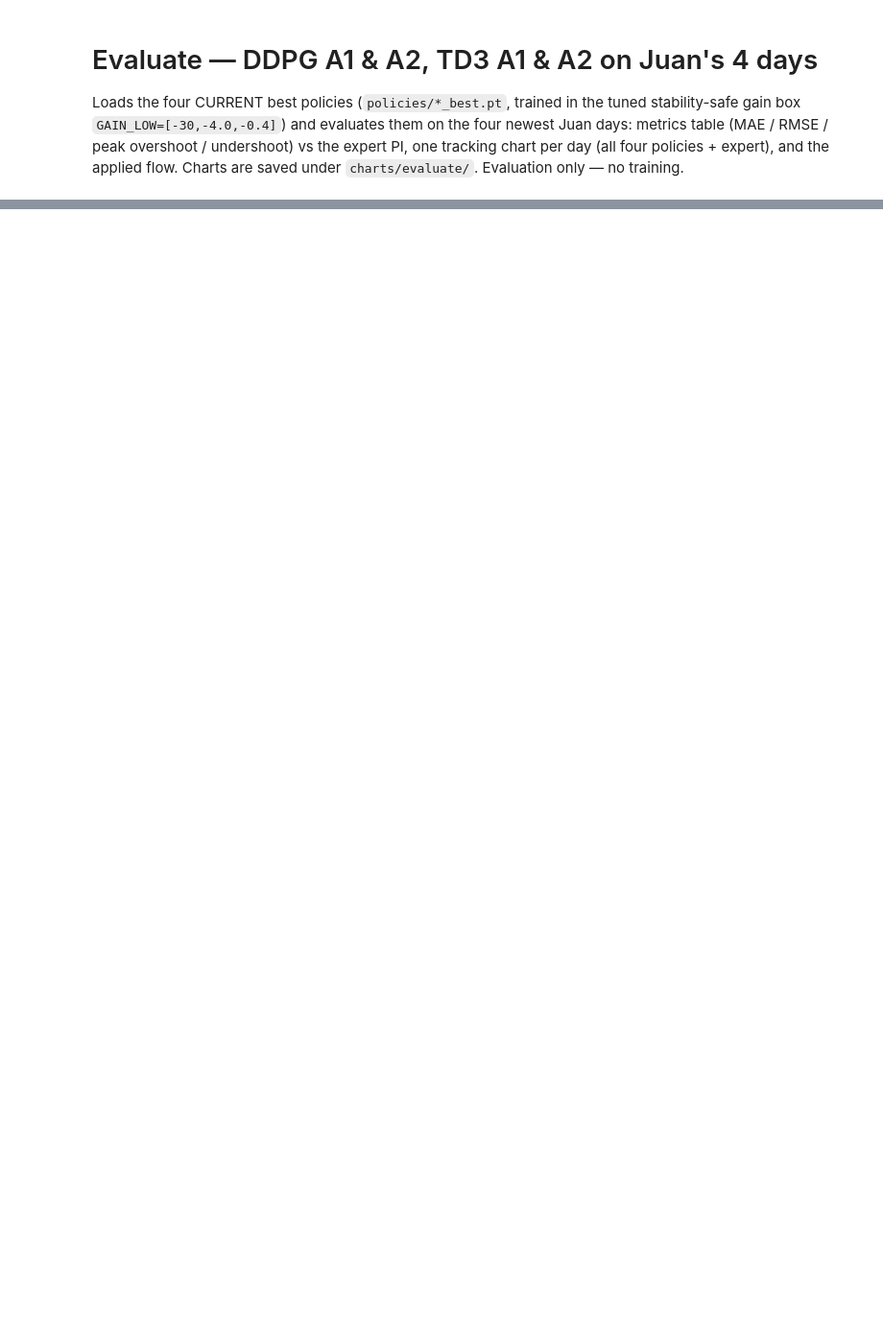
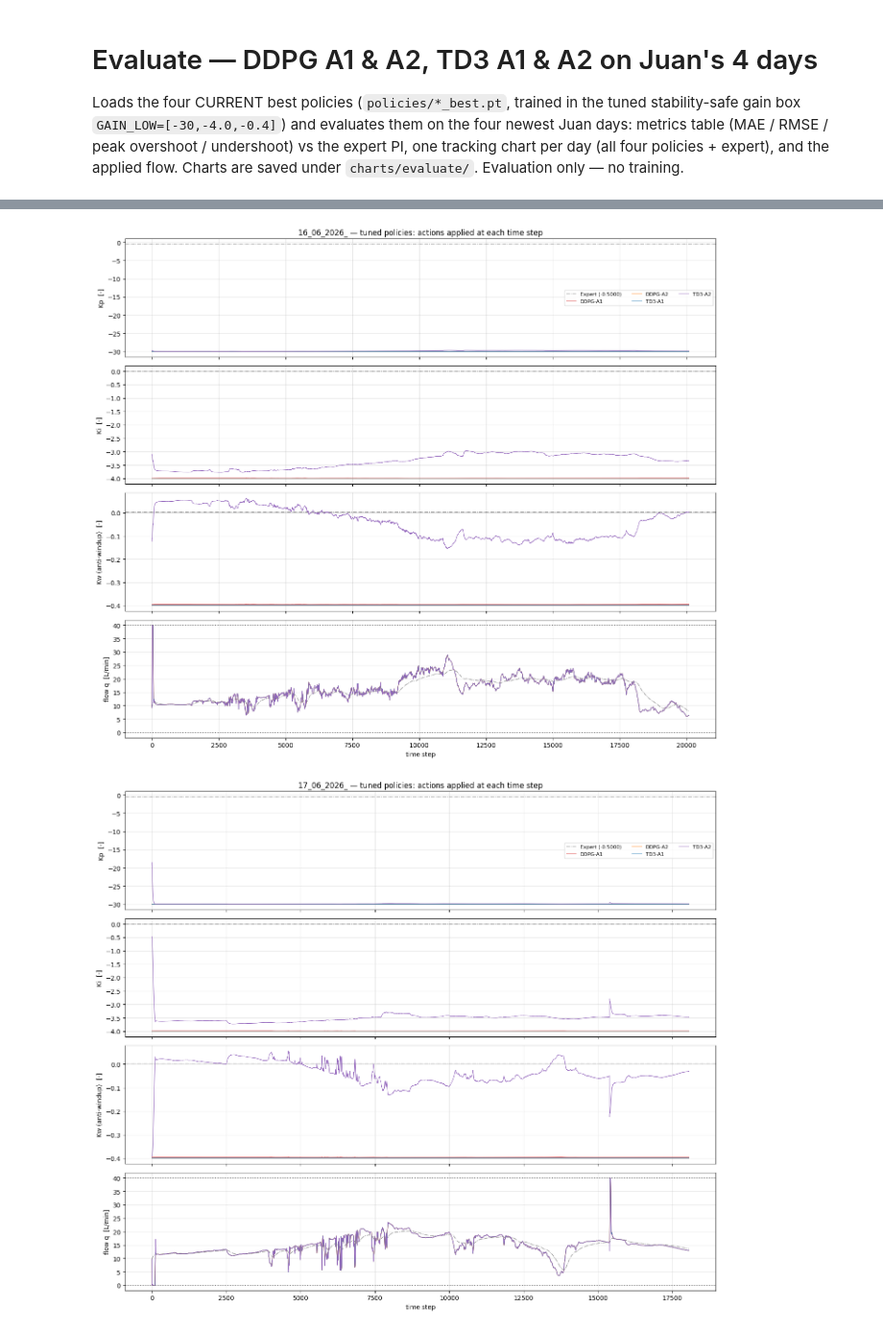
Before and after one commit to xylinum97/SCF_Research_RL_Imperial, a Jupyter notebook: Online ActorCritic Finetune/Evaluate_TunedBox_Policies.ipynb, the cells around one changed output, grey strips where cells are left out. Shown at 96% size. Saved outputs shown, nothing was run; the diff lists cells and outputs as text; code cells hidden in the pictures; blank space fills up the shorter version.

Commit message:
Evaluate notebook: USE_OLD_BOX switch + action-vs-time charts (Kp/Ki/Kw/q per day); both generations' evaluate charts and CSVs; user-retrained old-box TD3-A2 + OldBox notebook outputs

```diff
--- a/Online ActorCritic Finetune/Evaluate_TunedBox_Policies.ipynb
+++ b/Online ActorCritic Finetune/Evaluate_TunedBox_Policies.ipynb
@@ -56,5 +65,5 @@ loaded 4 policies | decode box LOW=[np.float32(-30.0), np.float32(-4.0), np.floa
 # %%
-# ── Evaluate on Juan's 4 newest days: metrics table + one chart per day ───────
+# ── STATE vs time: metrics table + one chart per day (Tout + applied flow) ───
 days = [load_dataset(f) for f in JUAN_FILES]
 
 rows = []
@@ -81,7 +90,7 @@ for d in days:
         ax[0].plot(np.arange(len(Ts[tag])), Ts[tag], c=COLORS[tag], lw=1.0,
                    label=f"{tag}  MAE={mt['MAE']:.3f} ovr={mt['ovr']:.2f} und={mt['und']:.2f}")
     ax[0].set_ylabel('Tout (C)'); ax[0].grid(alpha=.3); ax[0].legend(fontsize=8, ncol=2)
-    ax[0].set_title(f"{d['name'][:11]} — tuned DDPG/TD3 Approach 1 & 2 vs Expert PI")
+    ax[0].set_title(f"{d['name'][:11]} — {GEN} DDPG/TD3 Approach 1 & 2 vs Expert PI")
     ax[1].plot(t, Qe, c='#888888', ls='-.', lw=0.9, label='q Expert')
     for tag in POLICIES:
         ax[1].plot(np.arange(len(Qs[tag])), Qs[tag], c=COLORS[tag], lw=0.8, label=f'q {tag}')
@@ -89,7 +98,8 @@ for d in days:
     ax[1].set_ylabel('Flow q (L/min)'); ax[1].set_xlabel('time step'); ax[1].grid(alpha=.3)
     ax[1].legend(fontsize=8, ncol=2)
     fig.tight_layout()
-    fig.savefig(os.path.join(EV_DIR, f"evaluate_day_{d['name'][:11]}.png"), dpi=140, bbox_inches='tight')
+    fig.savefig(os.path.join(EV_DIR, f"evaluate_day_{d['name'][:11]}{SUFFIX}.png"),
+                dpi=140, bbox_inches='tight')
     plt.show(); plt.close(fig)
 
 df = pd.DataFrame(rows)
@@ -98,9 +108,9 @@ display(df.round(3))
 summ = df.groupby('policy').agg(MAE=('MAE', 'mean'), RMSE=('RMSE', 'mean'),
                                 ovr_worst=('ovr', 'max'), und_worst=('und', 'max'))
 summ = summ.loc[['Expert', 'DDPG-A1', 'DDPG-A2', 'TD3-A1', 'TD3-A2']]
-print('Summary over the 4 Juan days (mean MAE/RMSE; worst-day ovr/und):')
+print(f'Summary [{GEN}] over the 4 Juan days (mean MAE/RMSE; worst-day ovr/und):')
 display(summ.round(3))
-df.to_csv(os.path.join(EV_DIR, 'evaluate_juan_days.csv'), index=False)
+df.to_csv(os.path.join(EV_DIR, f'evaluate_juan_days{SUFFIX}.csv'), index=False)
 # %% [output]
 [figure]
 [figure]
@@ -132,3 +142,45 @@ Summary over the 4 Juan days (mean MAE/RMSE; worst-day ovr/und):
 | DDPG-A2 | 0.022 | 0.232 | 2.794 | 0.278 |
 | TD3-A1 | 0.022 | 0.232 | 2.794 | 0.278 |
 | TD3-A2 | 0.022 | 0.233 | 2.802 | 0.354 |
+# %%
+# ── ACTION vs time: one chart per day (gains Kp, Ki, Kw + applied flow q) ────
+# Same style as the state chart above: all four policies + the expert reference.
+# The gains are the actor's ACTIONS decoded through the active gain box.
+EXP_G = {'Kp': KP_EXPERT, 'Ki': KI_EXPERT, 'Kw': KI_EXPERT / KP_EXPERT}
+ACT_ROWS = [('Kp', 'Kp  [-]'), ('Ki', 'Ki  [-]'), ('Kw', 'Kw (anti-windup)  [-]'),
+            ('q',  'flow q  [L/min]')]
+
+for d in days:
+    tr = dataset_tref(d['name'])
+    Te, Qe = rollout_expert(d)
+    Gs = {}; Qs = {}
+    for tag, actor in actors.items():
+        T, Q, G = rollout_full(actor, d)
+        Gs[tag] = G; Qs[tag] = Q
+
+    fig, ax = plt.subplots(4, 1, figsize=(14, 12), sharex=True)
+    for r, (key, ylab) in enumerate(ACT_ROWS):
+        if key == 'q':
+            t = np.arange(len(Qe))
+            ax[r].plot(t, Qe, c='#888888', ls='-.', lw=0.9, label='Expert PI')
+            for tag in POLICIES:
+                ax[r].plot(np.arange(len(Qs[tag])), Qs[tag], c=COLORS[tag], lw=0.8, label=tag)
+            ax[r].axhline(Q_MIN, color='gray', ls=':'); ax[r].axhline(Q_MAX, color='gray', ls=':')
+            ax[r].set_xlabel('time step')
+        else:
+            gi = {'Kp': 0, 'Ki': 1, 'Kw': 2}[key]
+            ax[r].axhline(EXP_G[key], ls='-.', c='#888888', lw=0.9,
+                          label=f'Expert ({EXP_G[key]:.4f})')
+            for tag in POLICIES:
+                ax[r].plot(np.arange(len(Gs[tag])), Gs[tag][:, gi], c=COLORS[tag], lw=0.8, label=tag)
+        ax[r].set_ylabel(ylab); ax[r].grid(alpha=.3)
+        if r == 0:
+            ax[r].legend(fontsize=8, ncol=3)
+            ax[r].set_title(f"{d['name'][:11]} — {GEN} policies: actions applied at each time step")
+    fig.tight_layout()
+    fig.savefig(os.path.join(EV_DIR, f"evaluate_actions_day_{d['name'][:11]}{SUFFIX}.png"),
+                dpi=140, bbox_inches='tight')
+    plt.show(); plt.close(fig)
+# %% [output]
+[figure, added]
+[figure, added]
```
Also changed, not shown: parts of 3 cells of this notebook, 25 other files.
